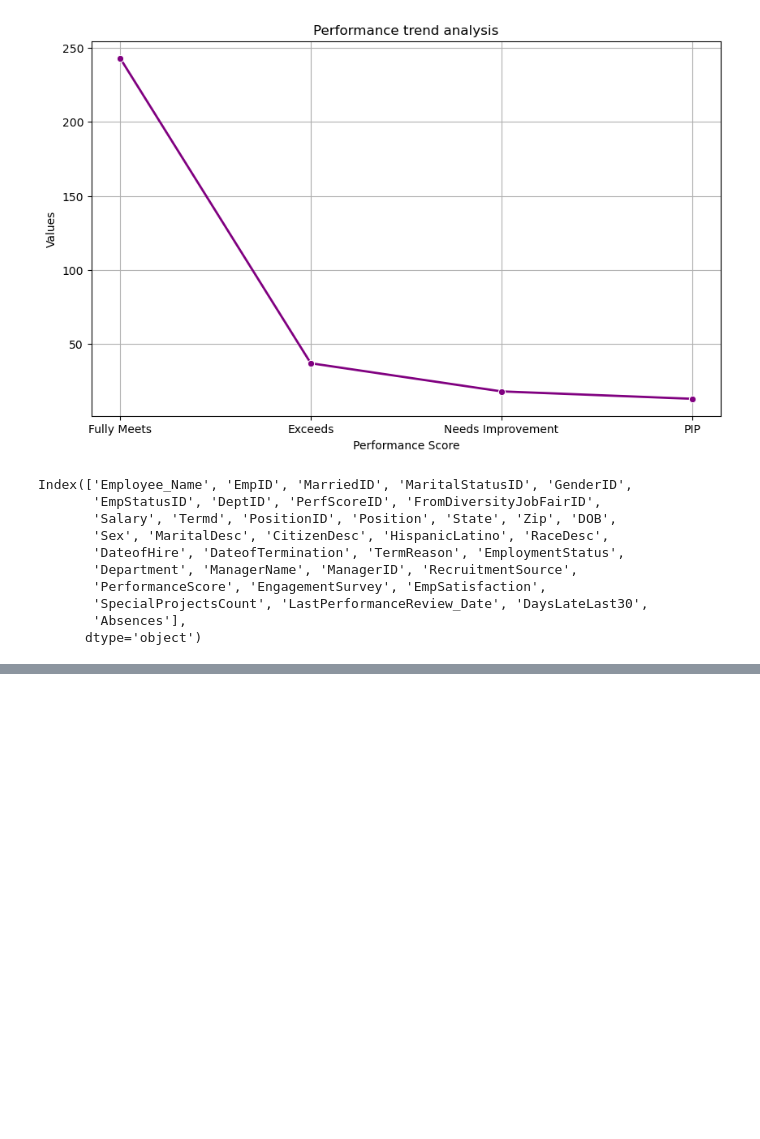
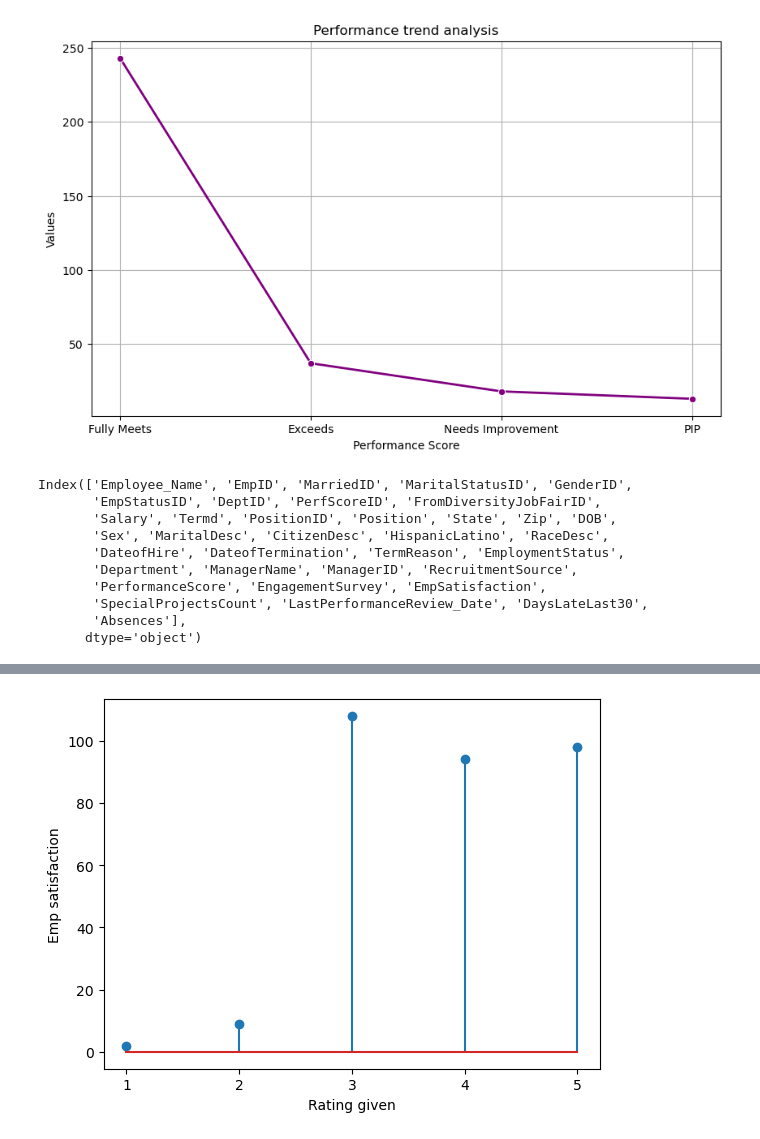
Before and after one commit to anshgupta1903/EDA, a Jupyter notebook: EDA_HRAnalytics.ipynb, the cells around one changed output, grey strips where cells are left out. Cells and saved outputs as stored; diff of their text form; code cells hidden in the pictures; blank space fills up the shorter version.

```diff
--- a/EDA_HRAnalytics.ipynb
+++ b/EDA_HRAnalytics.ipynb
@@ -469,0 +495,3 @@ Index(['Employee_Name', 'EmpID', 'MarriedID', 'MaritalStatusID', 'GenderID',
+# %%
+b = df.EmpSatisfaction.value_counts()
+b
@@ -469,0 +506,9 @@ Index(['Employee_Name', 'EmpID', 'MarriedID', 'MaritalStatusID', 'GenderID',
+# %%
+plt.stem(b.index, b) # stem plot >> b.index means the rating emp gived 1,2,3,4,5
+plt.ylabel("No of employees")
+plt.xticks(b.index)
+plt.xlabel("Rating given")
+plt.ylabel("Emp satisfaction")
+plt.show()
+# %% [output]
+[figure, added]
```
Also changed, not shown: parts of 27 cells of this notebook.
